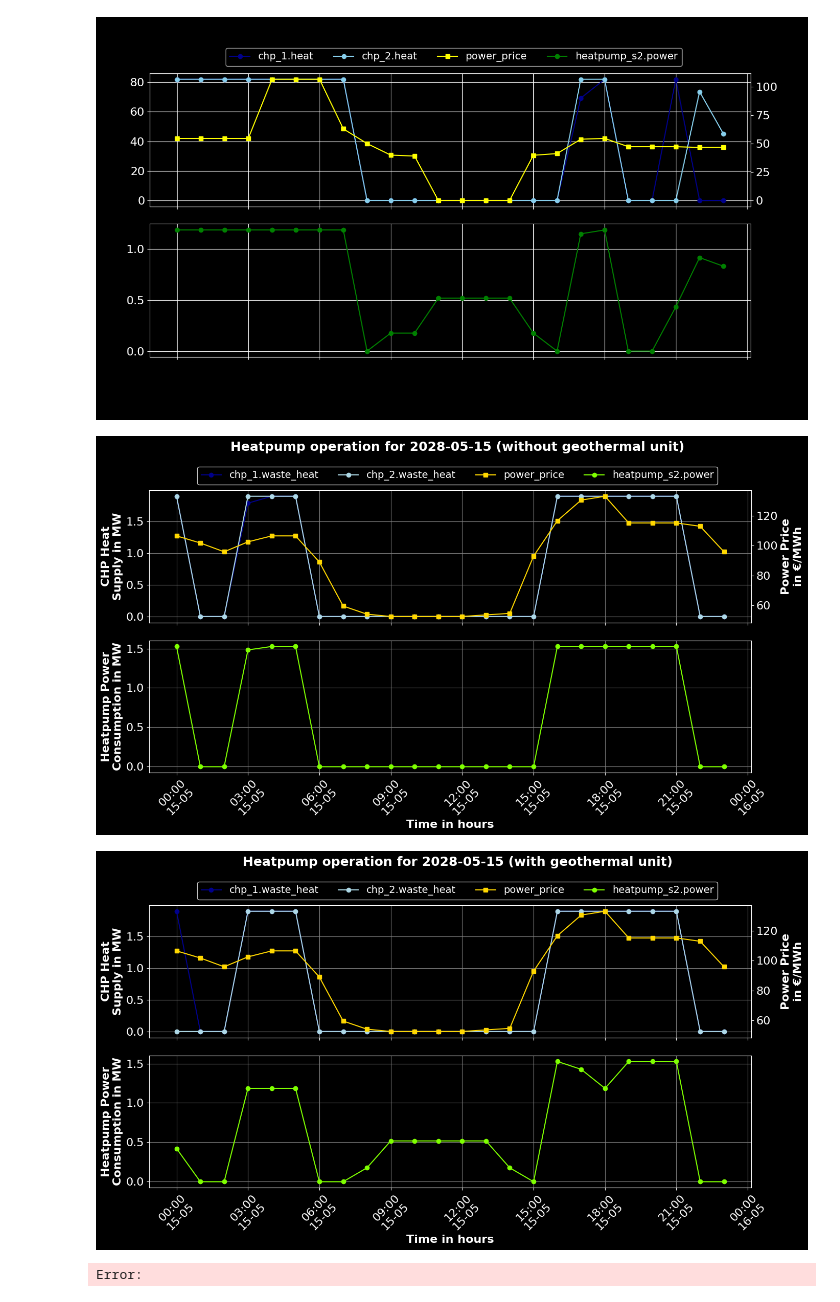
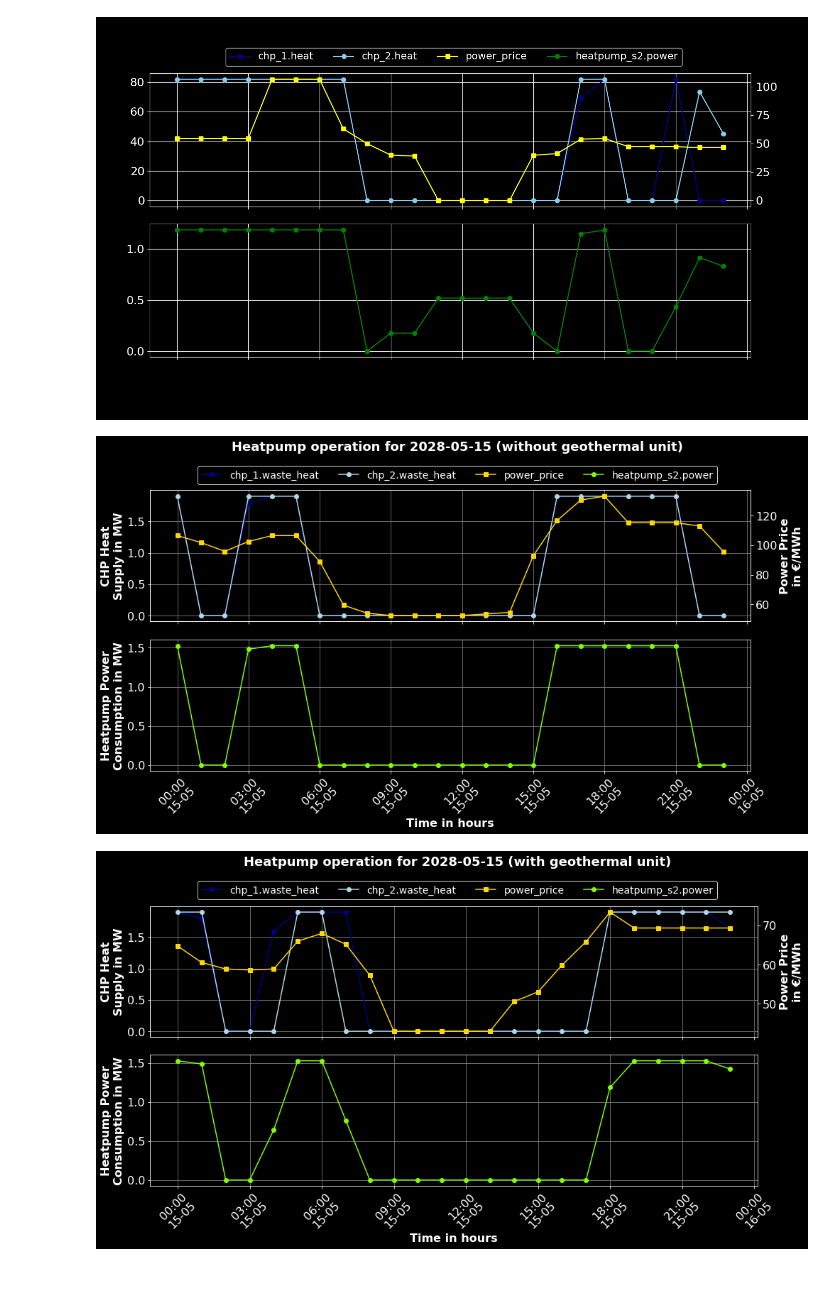
Before and after one commit to HTWK-Interconnected-Energy-Systems/BURN4H2, a Jupyter notebook: postprocessing/validation.ipynb, the cells around one changed output. Drawn from its saved outputs; the diff is of its cells as text; code cells hidden in the pictures.

```diff
--- a/postprocessing/validation.ipynb
+++ b/postprocessing/validation.ipynb
@@ -295,6 +295,7 @@ def select_day(df, day):
 def plot_day(df, day, title_suffix="(Reference)"):
     """Create a composite plot consisting of two subplots for an entire day."""
     df_day = select_day(df, day)
+    df_day.columns = df_day.columns.str.replace(" ", "")
 
     fig, (ax1, ax2) = plt.subplots(2, 1, figsize=(14,8), sharex=True)
 
@@ -337,35 +338,34 @@ def plot_day(df, day, title_suffix="(Reference)"):
 
 
 
     # Place legend below the suptitle
     legend = fig.legend(all_lines, all_labels, loc='upper center', ncol=4, fontsize=14, bbox_to_anchor=(0.5, 0.93))
     legend.get_frame().set_facecolor('black')
     legend.get_frame().set_edgecolor('white')
 
     # Adjust spacing
     fig.subplots_adjust(top=0.25)
 
     # X-axis format: time in hh:mm with day as dd-mm
     formatter = DateFormatter("%H:%M\n%d-%m")
     ax2.xaxis.set_major_formatter(formatter)
     plt.setp(ax2.xaxis.get_majorticklabels(), rotation=45, color='white')
 
     plt.tight_layout(rect=[0, 0, 1, 0.95])
     plt.show()
 
 # Load data
-df_ref = load_and_prepare_data('../data/output/gee23_ST-min_NW-ref_2028_output.csv')
-df_geo = load_and_prepare_data('../data/output/gee23_ST-min_NW-ref_2028_output_geo.csv')
+df_ref = load_and_prepare_data('../data/output/archive/gee23_ST-min_NW-ref_2028_output.csv')
+df_geo = load_and_prepare_data('../data/output/ue24_ST-min_NW-ref_2028/ue24_ST-min_NW-ref_2028_0h2_output.csv')
 
 # Select the day you want to plot
 selected_day = '2028-05-15'
 
 # Plot the composite figure for the reference case
 plot_day(df_ref, selected_day, title_suffix="(without geothermal unit)")
 
 # To plot for the geo case, uncomment the following:
 plot_day(df_geo, selected_day, title_suffix="(with geothermal unit)")
 # %% [output]
-[figure, old version]
+[figure, new version]
-[figure, old version]
+[figure, new version]
-Error:
```
Also changed, not shown: 7 other files.
